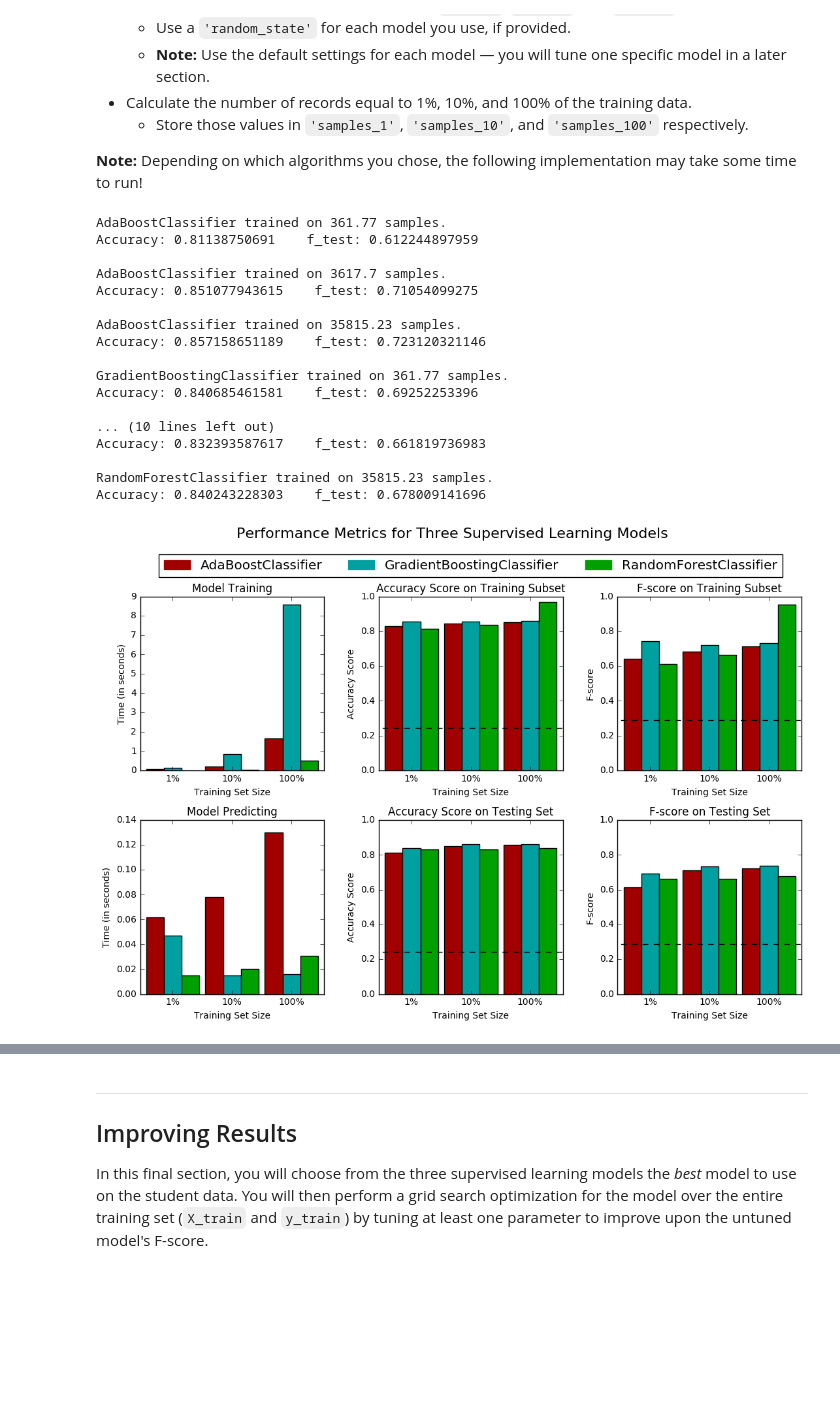
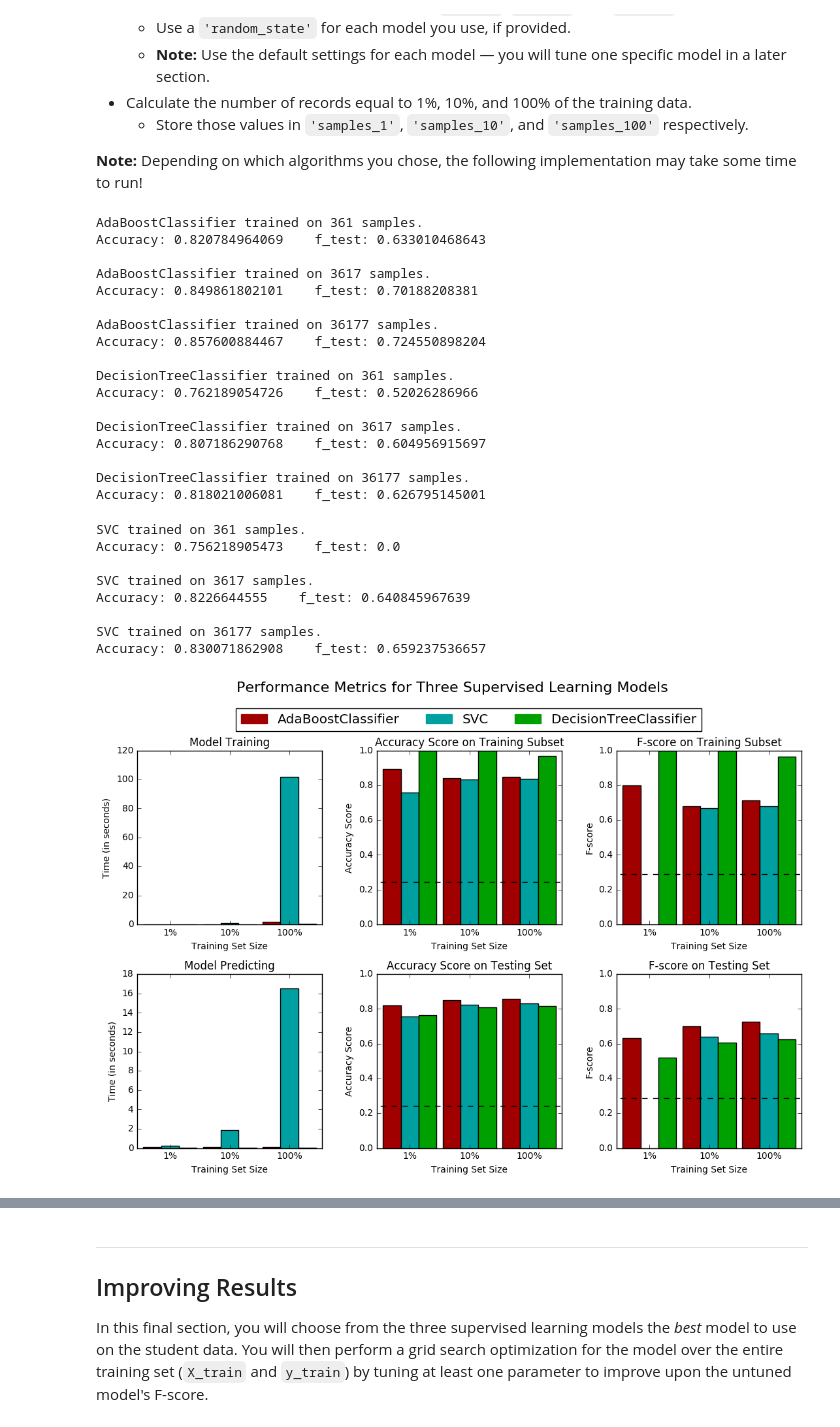
Before and after one commit to krapes/Udacity-Machine-Learning-Projects, a Jupyter notebook: projects/finding_donors/finding_donors.ipynb, the cells around one changed output, grey strips where cells are left out. Saved outputs shown, nothing was run; the diff lists cells and outputs as text; code cells hidden in the pictures; blank space fills up the shorter version.

```diff
--- a/projects/finding_donors/finding_donors.ipynb
+++ b/projects/finding_donors/finding_donors.ipynb
@@ -230,9 +203,15 @@ accuracy = accuracy_score(y_test,naive_pred)
 
 # TODO: Calculate F-score using the formula above for beta = 0.5
 from sklearn.metrics import fbeta_score
-fscore = fbeta_score(y_test, naive_pred,0.5)
+from sklearn.metrics import recall_score, precision_score
+precision = precision_score(y_test, naive_pred)
+recall = recall_score(y_test, naive_pred)
+beta = 0.5
+fscore = (1 + beta**2) * (precision*recall/(precision*beta**2 + recall))
+#fscore_function = fbeta_score(y_test, naive_pred,0.5)
 
 # Print the results
+#print(fscore_function)
 print "Naive Predictor: [Accuracy score: {:.4f}, F-score: {:.4f}]".format(accuracy, fscore)
 # %% [output]
 Naive Predictor: [Accuracy score: 0.2438, F-score: 0.2872]
@@ -300,10 +280,10 @@ def train_predict(learner, sample_size, X_train, y_train, X_test, y_test):
 
     # TODO: Fit the learner to the training data using slicing with 'sample_size'
     from sklearn.cross_validation import train_test_split
-    X_sample_size, X_other, y_sample_size, y_other = train_test_split(X_train,y_train, train_size=sample_size)
+    #X_sample_size, X_other, y_sample_size, y_other = train_test_split(X_train,y_train, train_size=sample_size)
     start = time() # Get start time
     clf = learner
-    learner = clf.fit(X_sample_size,y_sample_size)
+    learner = clf.fit(X_train[0:sample_size],y_train[0:sample_size])
     end = time() # Get end time
 
     # TODO: Calculate the training time
@@ -313,25 +293,25 @@ def train_predict(learner, sample_size, X_train, y_train, X_test, y_test):
     #       then get predictions on the first 300 training samples
     start = time() # Get start time
     predictions_test = clf.predict(X_test)
-    predictions_train = clf.predict(X_train[0:299])
+    predictions_train = clf.predict(X_train[0:300])
     end = time() # Get end time
 
     # TODO: Calculate the total prediction time
     results['pred_time'] = end - start
 
     # TODO: Compute accuracy on the first 300 training samples
-    results['acc_train'] = accuracy_score(y_train[0:299],predictions_train)
+    results['acc_train'] = accuracy_score(y_train[0:300],predictions_train)
     # TODO: Compute accuracy on test set
     results['acc_test'] = accuracy_score(y_test,predictions_test)
 
     # TODO: Compute F-score on the the first 300 training samples
-    results['f_train'] = fbeta_score(y_train[0:299],predictions_train,0.5)
+    results['f_train'] = fbeta_score(y_train[0:300],predictions_train,0.5)
 
     # TODO: Compute F-score on the test set
     results['f_test'] = fbeta_score(y_test,predictions_test,0.5)
 
     # Success
-    print "{} trained on {} samples.".format(learner.__class__.__name__, sample_size*X_train.shape[0])
+    print "{} trained on {} samples.".format(learner.__class__.__name__, sample_size)
     print("Accuracy: {}    f_test: {}".format(results['acc_test'],results['f_test']))
     print("")
 
@@ -355,49 +335,57 @@ In the code cell, you will need to implement the following:
 from sklearn.tree import DecisionTreeClassifier
 from sklearn.neighbors import KNeighborsClassifier
 from sklearn.naive_bayes import GaussianNB
 from sklearn.svm import SVC
 from sklearn.linear_model import SGDClassifier
 from sklearn.ensemble import GradientBoostingClassifier
 from sklearn.ensemble import AdaBoostClassifier
 from sklearn.ensemble import BaggingClassifier
 from sklearn.ensemble import RandomForestClassifier
-clf_A = AdaBoostClassifier()
-clf_B = GradientBoostingClassifier()
-clf_C = RandomForestClassifier()
+clf_A = AdaBoostClassifier(random_state=1)
+clf_B = DecisionTreeClassifier(random_state=1)
+clf_C = SVC(random_state=1)
 
 
 # TODO: Calculate the number of samples for 1%, 10%, and 100% of the training data
-samples_1 = .01
-samples_10 = .1
-samples_100 = .99
+samples_1 = int(.01*X_train.shape[0])
+samples_10 = int(.1*X_train.shape[0])
+samples_100 = X_train.shape[0]
 
 # Collect results on the learners
 results = {}
 for clf in [clf_A, clf_B, clf_C]:
     clf_name = clf.__class__.__name__
     results[clf_name] = {}
     for i, samples in enumerate([samples_1, samples_10, samples_100]):
         results[clf_name][i] = \
         train_predict(clf, samples, X_train, y_train, X_test, y_test)
 
 # Run metrics visualization for the three supervised learning models chosen
 vs.evaluate(results, accuracy, fscore)
 # %% [output]
-AdaBoostClassifier trained on 361.77 samples.
-Accuracy: 0.81138750691    f_test: 0.612244897959
+AdaBoostClassifier trained on 361 samples.
+Accuracy: 0.820784964069    f_test: 0.633010468643
 
-AdaBoostClassifier trained on 3617.7 samples.
-Accuracy: 0.851077943615    f_test: 0.71054099275
+AdaBoostClassifier trained on 3617 samples.
+Accuracy: 0.849861802101    f_test: 0.70188208381
 
-AdaBoostClassifier trained on 35815.23 samples.
-Accuracy: 0.857158651189    f_test: 0.723120321146
+AdaBoostClassifier trained on 36177 samples.
+Accuracy: 0.857600884467    f_test: 0.724550898204
 
-GradientBoostingClassifier trained on 361.77 samples.
-Accuracy: 0.840685461581    f_test: 0.69252253396
+DecisionTreeClassifier trained on 361 samples.
+Accuracy: 0.762189054726    f_test: 0.52026286966
 
-... (10 lines left out)
-Accuracy: 0.832393587617    f_test: 0.661819736983
+DecisionTreeClassifier trained on 3617 samples.
+Accuracy: 0.807186290768    f_test: 0.604956915697
 
-RandomForestClassifier trained on 35815.23 samples.
-Accuracy: 0.840243228303    f_test: 0.678009141696
+DecisionTreeClassifier trained on 36177 samples.
+Accuracy: 0.818021006081    f_test: 0.626795145001
+SVC trained on 361 samples.
+Accuracy: 0.756218905473    f_test: 0.0
+
+SVC trained on 3617 samples.
+Accuracy: 0.8226644555    f_test: 0.640845967639
+
+SVC trained on 36177 samples.
+Accuracy: 0.830071862908    f_test: 0.659237536657
-[figure, old version]
+[figure, new version]
```
Also changed, not shown: parts of 23 cells of this notebook.
